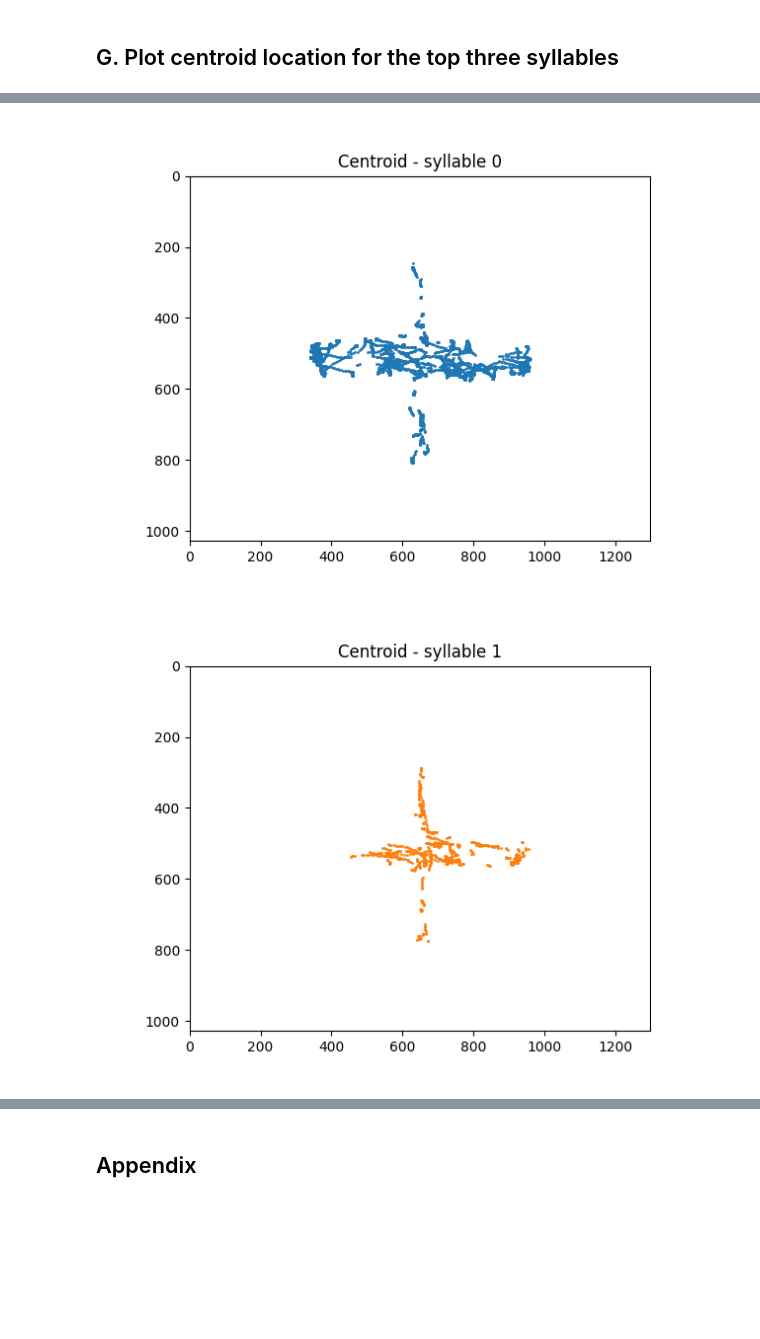
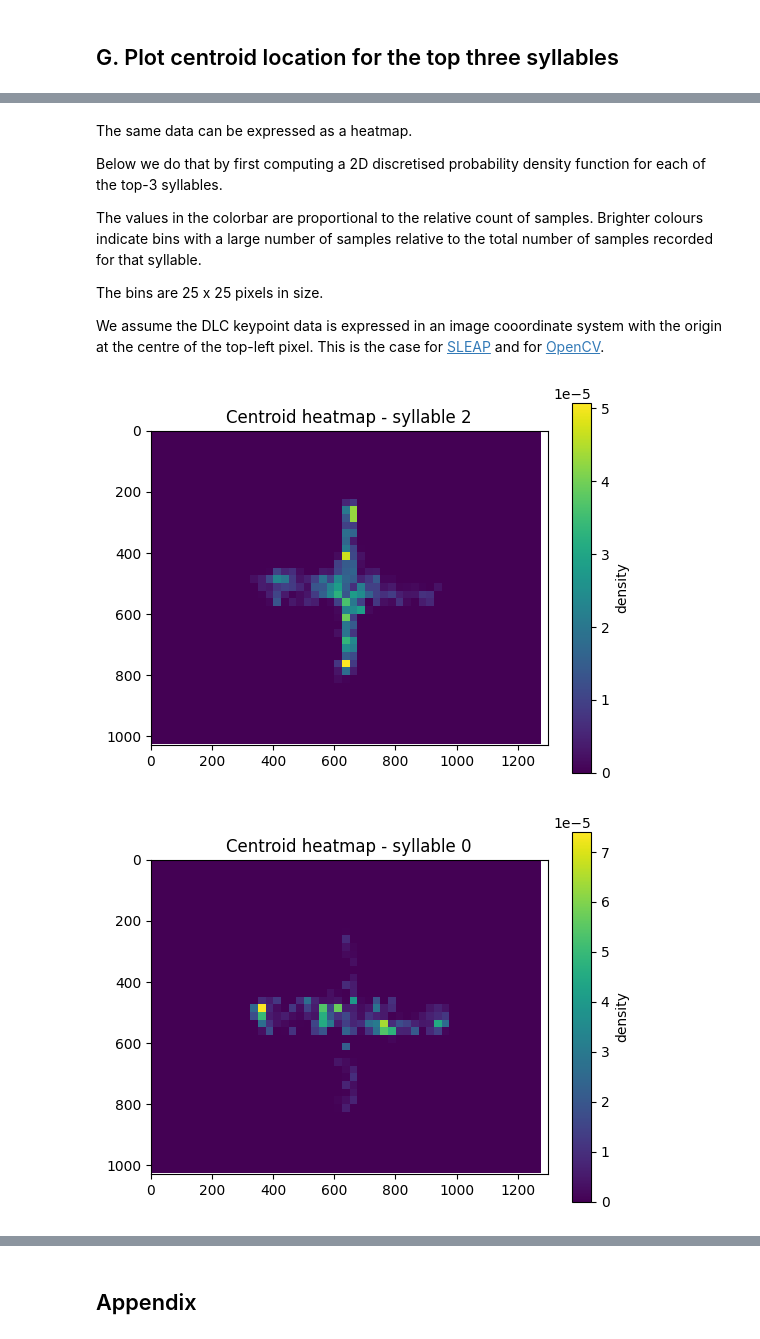
Before and after one commit to neuroinformatics-unit/course-behavioural-analysis, a Jupyter notebook: notebooks/EPM_syllables.ipynb, the cells around one changed output, grey strips where cells are left out. Cells and saved outputs as stored; diff of their text form; code cells hidden in the pictures; blank space fills up the shorter version.

```diff
--- a/notebooks/EPM_syllables.ipynb
+++ b/notebooks/EPM_syllables.ipynb
@@ -418,13 +445,12 @@ array([[726.51582436, 494.79575225],
 # %%
-fig, ax = plt.subplots(1,1)
 top_k_syllables = 3
 
 centroid_array = results[filename_no_ext]['centroid']
 syllable_array = results[filename_no_ext]['syllable']
 
-# if syllable not in top-k set, plot trajectory in grey
-for syl_id in range(top_k_syllables):
+for syl_id in list(syllables_count.keys())[:top_k_syllables]:
 
+    fig, ax = plt.subplots(1,1)
     ax.scatter(
         x=centroid_array[syllable_array == syl_id,0],
         y=centroid_array[syllable_array == syl_id,1],
@@ -432,8 +458,11 @@ for syl_id in range(top_k_syllables):
         color=list_colors[int(syl_id)%len(list_colors)]
     )
 
-ax.legend([f'syllable {syl}' for syl in list(range(top_k_syllables))])
-ax.set_title(f'Centroid - top {top_k_syllables} syllables')
-ax.invert_yaxis()
-ax.set_aspect('equal')
+    ax.set_title(f'Centroid - syllable {syl_id}')
+
+    # image size: 1298 × 1028
+    ax.set_xlim([0, 1298])
+    ax.set_ylim([0, 1028])
+    ax.invert_yaxis()
+    ax.set_aspect('equal')
 # %% [output]
@@ -441,28 +474,50 @@ ax.set_aspect('equal')
+# %% [markdown]
+The same data can be expressed as a heatmap.
+
+Below we do that by first computing a 2D discretised probability density function for each of the top-3 syllables.
+
+The values in the colorbar are proportional to the relative count of samples. Brighter colours indicate bins with a large number of samples relative to the total number of samples recorded for that syllable.
+
+The bins are 25 x 25 pixels in size.
+
+We assume the DLC keypoint data is expressed in an image cooordinate system with the origin at the centre of the top-left pixel.
+This is the case for [SLEAP](https://github.com/talmolab/sleap/discussions/1640#discussioncomment-7867277) and for [OpenCV](https://answers.opencv.org/question/35111/origin-pixel-in-the-image-coordinate-system-in-opencv/).
 # %%
-# fig, ax = plt.subplots(1,1)
+
 top_k_syllables = 3
 
 centroid_array = results[filename_no_ext]['centroid']
 syllable_array = results[filename_no_ext]['syllable']
 
-# if syllable not in top-k set, plot trajectory in grey
-for syl_id in range(top_k_syllables):
 
+for syl_id in list(syllables_count.keys())[:top_k_syllables]:
     fig, ax = plt.subplots(1,1)
-    ax.scatter(
+
+    # image size: 1298 × 1028
+    bin_width = 25 # in pixels
+    x_edges_in = np.arange(-0.5, 1298, bin_width)
+    y_edges_in = np.arange(-0.5, 1028, bin_width)
+
+    heatmap, xedges, yedges = np.histogram2d(
         x=centroid_array[syllable_array == syl_id,0],
         y=centroid_array[syllable_array == syl_id,1],
-        s=1,
-        color=list_colors[int(syl_id)%len(list_colors)]
+        bins=[x_edges_in, y_edges_in], # xedges = yedges
+        density=True,
     )
+    extent = [xedges[0], xedges[-1], yedges[0], yedges[-1]]
 
-    ax.set_title(f'Centroid - syllable {syl_id}')
+    im = ax.imshow(heatmap.T, extent=extent, origin='lower')
 
-    # image size: 1298 × 1028
+    ax.set_title(f'Centroid heatmap - syllable {syl_id}')
+
+
     ax.set_xlim([0, 1298])
     ax.set_ylim([0, 1028])
     ax.invert_yaxis()
     ax.set_aspect('equal')
+
+    cb = fig.colorbar(im)
+    cb.set_label('density')  #  (bin count / total samples / bin area)
 # %% [output]
-[figure, old version]
+[figure, new version]
-[figure, old version]
+[figure, new version]
```
Also changed, not shown: parts of 45 cells of this notebook.
